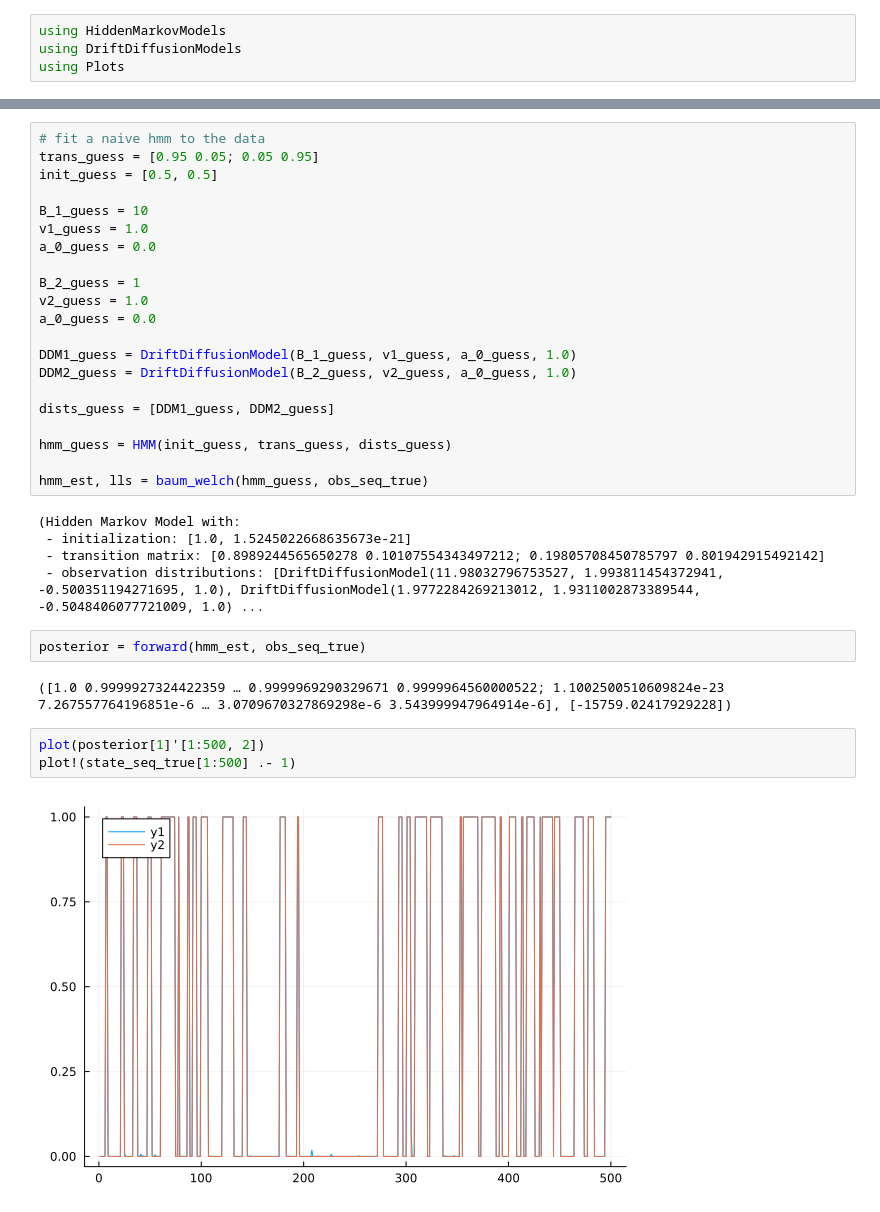
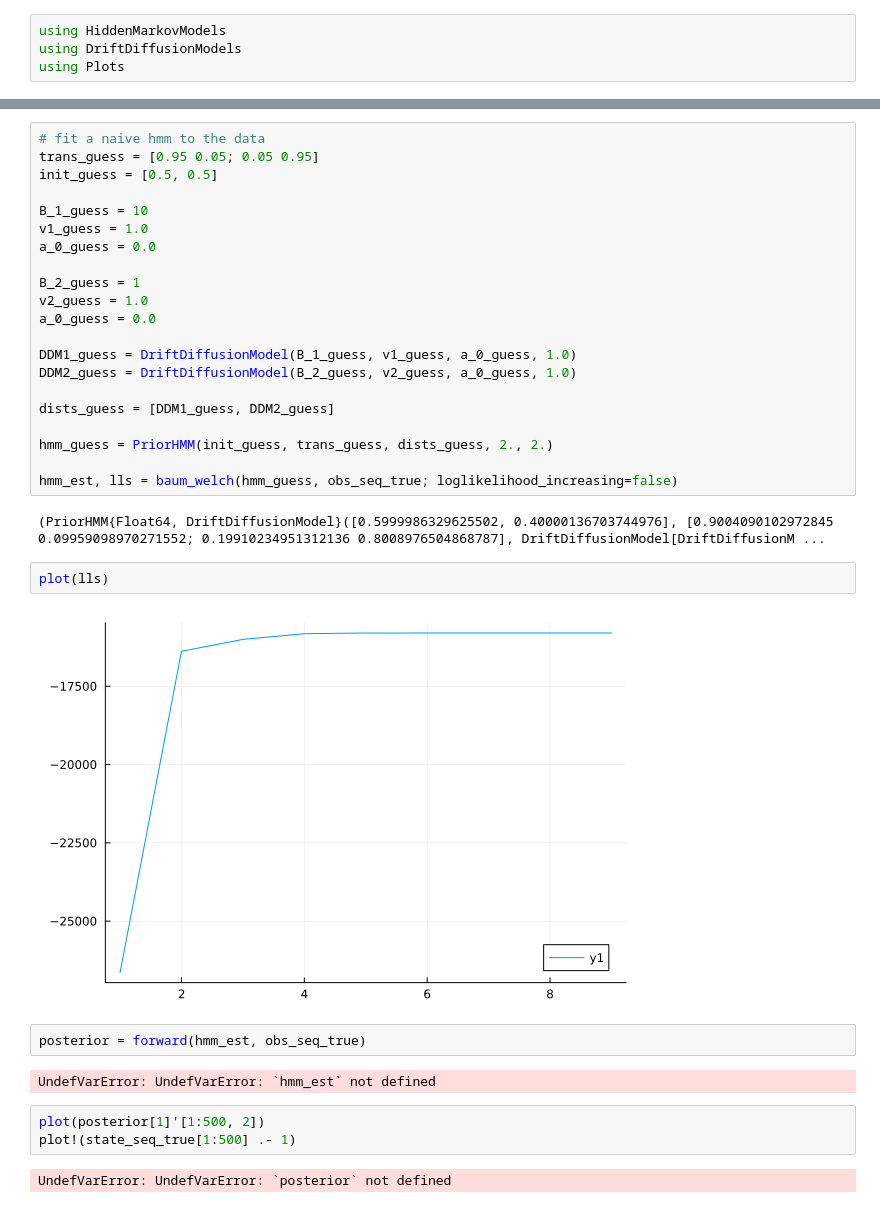
Before and after one commit to rsenne/DriftDiffusionModels.jl, a Jupyter notebook: notebooks/HMM_ddm_synthetic.ipynb, the cells around one changed output, grey strips where cells are left out. Saved outputs shown, nothing was run; the diff lists cells and outputs as text.

Commit message:
Finalize PriorHMM.

```diff
--- a/notebooks/HMM_ddm_synthetic.ipynb
+++ b/notebooks/HMM_ddm_synthetic.ipynb
@@ -44,20 +44,21 @@ DDM2_guess = DriftDiffusionModel(B_2_guess, v2_guess, a_0_guess, 1.0)
 
 dists_guess = [DDM1_guess, DDM2_guess]
 
-hmm_guess = HMM(init_guess, trans_guess, dists_guess)
+hmm_guess = PriorHMM(init_guess, trans_guess, dists_guess, 2., 2.)
 
-hmm_est, lls = baum_welch(hmm_guess, obs_seq_true)
+hmm_est, lls = baum_welch(hmm_guess, obs_seq_true; loglikelihood_increasing=false)
 # %% [output]
-(Hidden Markov Model with:
- - initialization: [1.0, 1.5245022668635673e-21]
- - transition matrix: [0.8989244565650278 0.10107554343497212; 0.19805708450785797 0.801942915492142]
- - observation distributions: [DriftDiffusionModel(11.98032796753527, 1.993811454372941, -0.500351194271695, 1.0), DriftDiffusionModel(1.9772284269213012, 1.9311002873389544, -0.5048406077721009, 1.0) ...
+(PriorHMM{Float64, DriftDiffusionModel}([0.5999986329625502, 0.40000136703744976], [0.9004090102972845 0.09959098970271552; 0.19910234951312136 0.8008976504868787], DriftDiffusionModel[DriftDiffusionM ...
+# %%
+plot(lls)
+# %% [output]
+[figure, added]
 # %%
 posterior = forward(hmm_est, obs_seq_true)
 # %% [output]
-([1.0 0.9999927324422359 … 0.9999969290329671 0.9999964560000522; 1.1002500510609824e-23 7.267557764196851e-6 … 3.0709670327869298e-6 3.543999947964914e-6], [-15759.02417929228])
+UndefVarError: UndefVarError: `hmm_est` not defined
 # %%
 plot(posterior[1]'[1:500, 2])
 plot!(state_seq_true[1:500] .- 1)
 # %% [output]
-[figure, removed]
+UndefVarError: UndefVarError: `posterior` not defined
```
Also changed, not shown: parts of 1 cell of this notebook, 4 other files.
